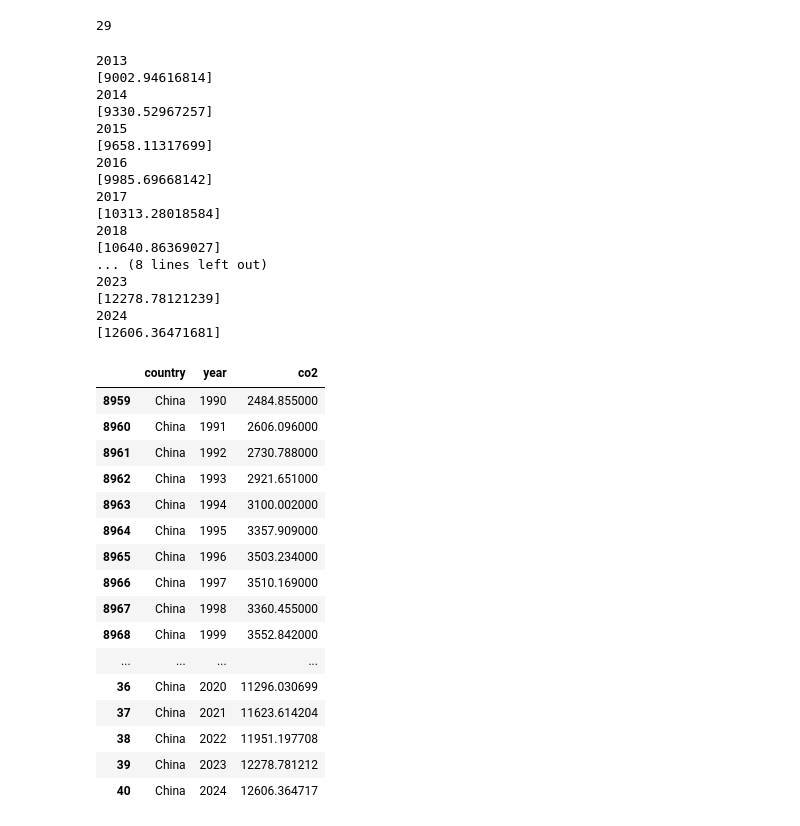
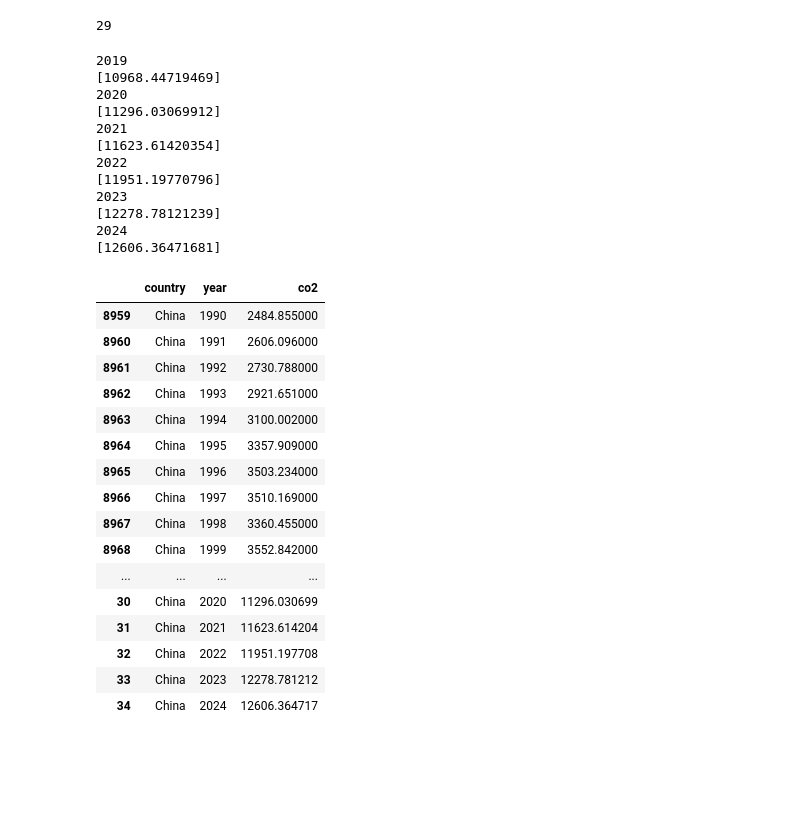
Before and after one commit to Harsh324/ML_projects, a Jupyter notebook: WeatherPrediction/CarbonDiOxidePrediction.ipynb, the cells around one changed output. Drawn from its saved outputs; the diff is of its cells as text; code cells hidden in the pictures; blank space fills up the shorter version.

```diff
--- a/WeatherPrediction/CarbonDiOxidePrediction.ipynb
+++ b/WeatherPrediction/CarbonDiOxidePrediction.ipynb
@@ -134,56 +134,51 @@ len(df)
 Year = []
 co2 = []
 def Predict(year, Model):
-    for i in range(2013, year + 1):
+    for i in range(2019, year + 1):
         print(i)
         print(Model.predict([[i]]))
         Year.append(i)
         #print(Model.predict([[i]]))
         co2.append(Model.predict([[i]])[0])
         df.loc[len(df)] = [Country, i, Model.predict([[i]])[0]]
         #row1 = {'country' : Country, 'year' : i, 'co2' : Model.predict([[i]])[0]}
 
         #df = df.append({'country' : Country, 'year' : i, 'co2' : Model.predict([[i]])[0]}, ignore_index = True)
 
 Predict(2024, Model)
 # print(Year)
 # print(co2)
 df
 # %% [output]
-2013
-[9002.94616814]
-2014
-[9330.52967257]
-2015
-[9658.11317699]
-2016
-[9985.69668142]
-2017
-[10313.28018584]
-2018
-[10640.86369027]
-... (8 lines left out)
+2019
+[10968.44719469]
+2020
+[11296.03069912]
+2021
+[11623.61420354]
+2022
+[11951.19770796]
 2023
 [12278.78121239]
 2024
 [12606.36471681]
 |  | country | year | co2 |
 | 8959 | China | 1990 | 2484.855000 |
 | 8960 | China | 1991 | 2606.096000 |
 | 8961 | China | 1992 | 2730.788000 |
 | 8962 | China | 1993 | 2921.651000 |
 | 8963 | China | 1994 | 3100.002000 |
 | 8964 | China | 1995 | 3357.909000 |
 | 8965 | China | 1996 | 3503.234000 |
 | 8966 | China | 1997 | 3510.169000 |
 | 8967 | China | 1998 | 3360.455000 |
 | 8968 | China | 1999 | 3552.842000 |
 | ... | ... | ... | ... |
-| 36 | China | 2020 | 11296.030699 |
-| 37 | China | 2021 | 11623.614204 |
-| 38 | China | 2022 | 11951.197708 |
-| 39 | China | 2023 | 12278.781212 |
-| 40 | China | 2024 | 12606.364717 |
+| 30 | China | 2020 | 11296.030699 |
+| 31 | China | 2021 | 11623.614204 |
+| 32 | China | 2022 | 11951.197708 |
+| 33 | China | 2023 | 12278.781212 |
+| 34 | China | 2024 | 12606.364717 |
 # %%
 Arr = np.array([list(df['year']), list(df[df.columns[2]])])
 Smoothed = savgol_filter(Arr[1], window_length=27, polyorder=3, mode='interp')
```
Also changed, not shown: parts of 1 cell of this notebook.
